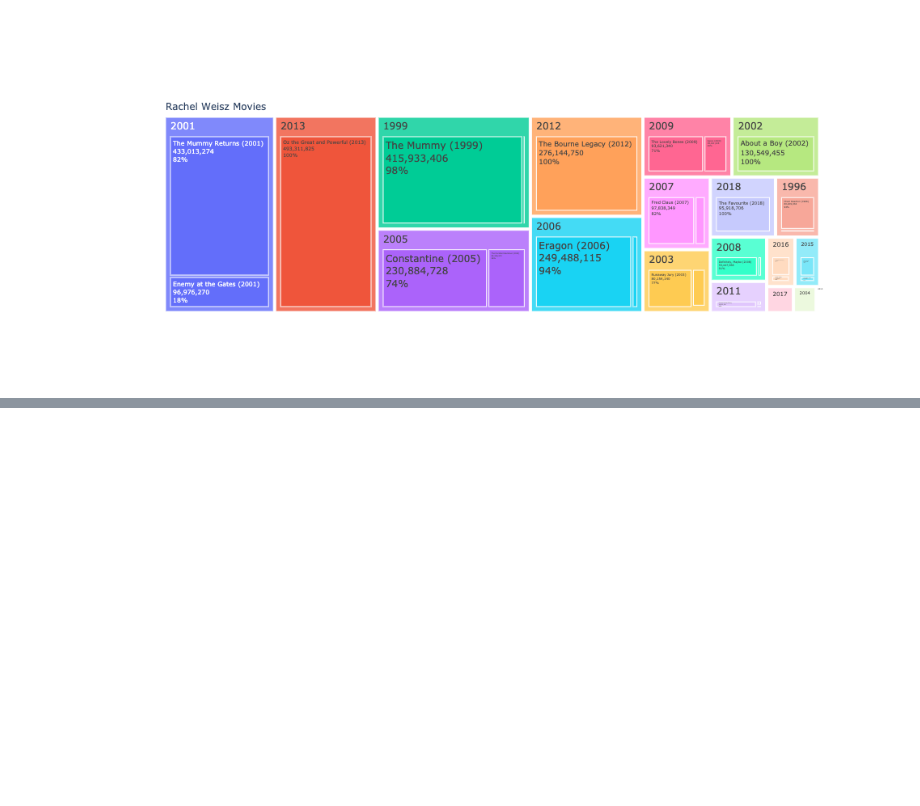
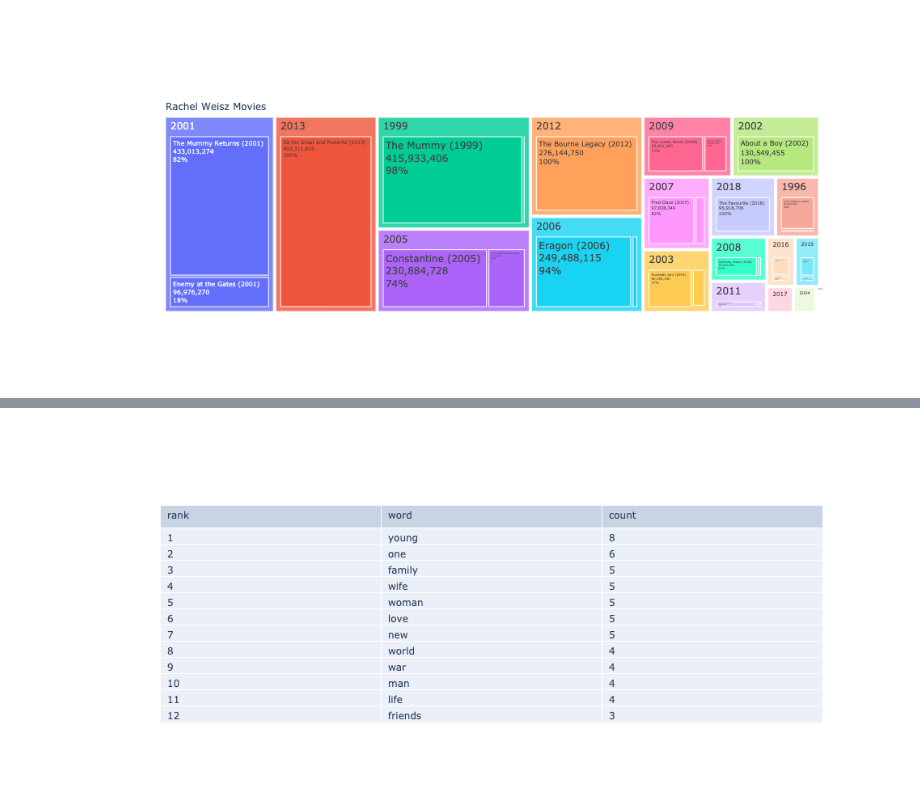
Before and after one commit to ck-duong/dsc106, a Jupyter notebook: hw4/working.ipynb, the cells around one changed output, grey strips where cells are left out. Drawn from its saved outputs; the diff is of its cells as text; code cells hidden in the pictures; blank space fills up the shorter version.

Commit message:
updates with image

```diff
--- a/hw4/working.ipynb
+++ b/hw4/working.ipynb
@@ -105,0 +87,20 @@ rachel_df
+# %%
+text = rachel_df['plot'].str.cat(sep=' ').lower()
+text = text.replace(':', '').replace('-', '').replace(',','').replace('.', '').strip(' ').replace('"', '').replace("'", '')
+# %%
+words = pd.Series(text.split(' ')).value_counts()
+words = words.loc[~words.index.isin(stopwords)]
+words = words[words.index != '']
+words = words.to_frame('count').reset_index().rename({'index': 'word'}, axis = 1)
+words['rank'] = words.index + 1
+words = words[['rank', 'word', 'count']]
+# %%
+fig = go.Figure(data=[go.Table(
+    header=dict(values=list(words.columns),
+                align='left'),
+    cells=dict(values=[words['rank'], words['word'], words['count']],
+               align='left'))
+])
+fig.show()
+# %% [output]
+[figure, added]
```
Also changed, not shown: parts of 5 cells of this notebook, 2 other files.
